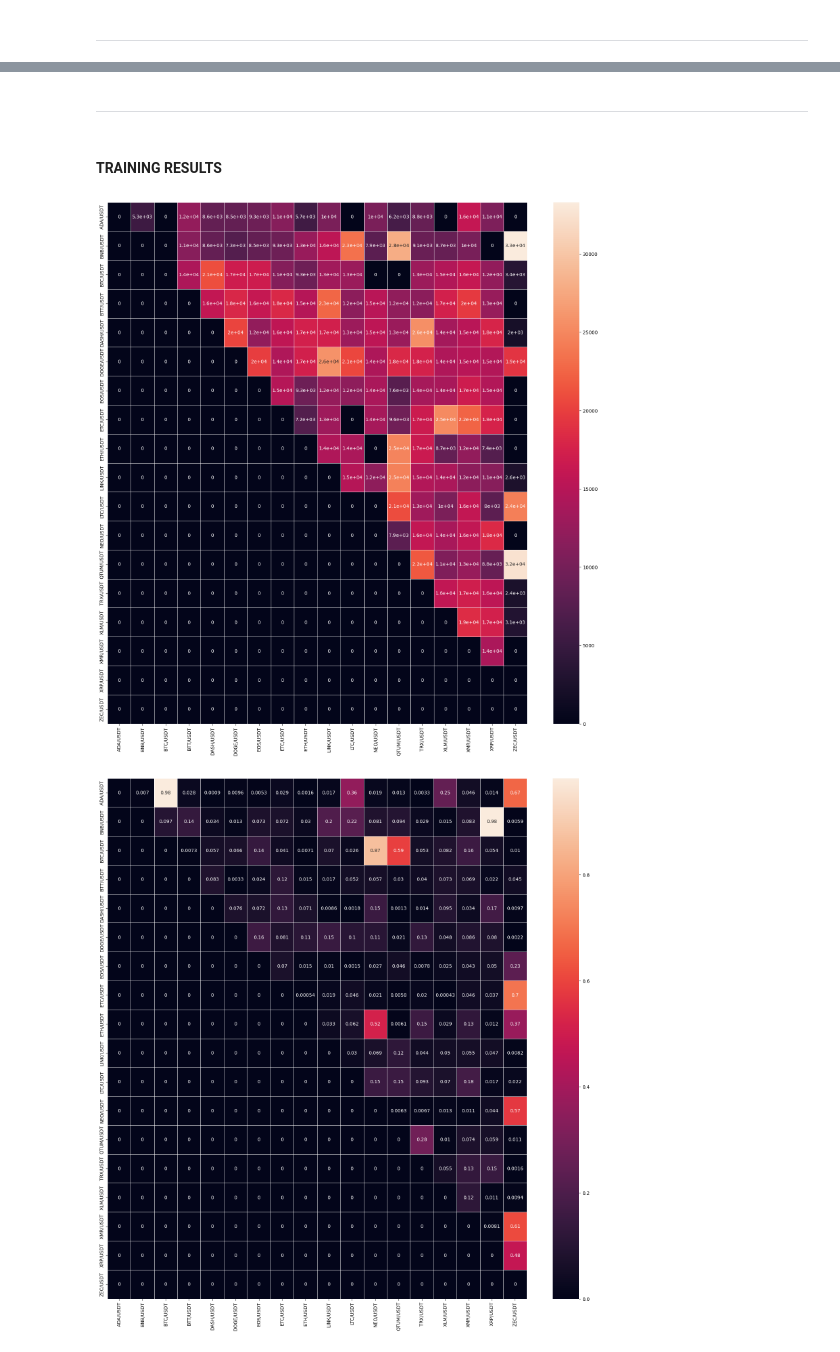
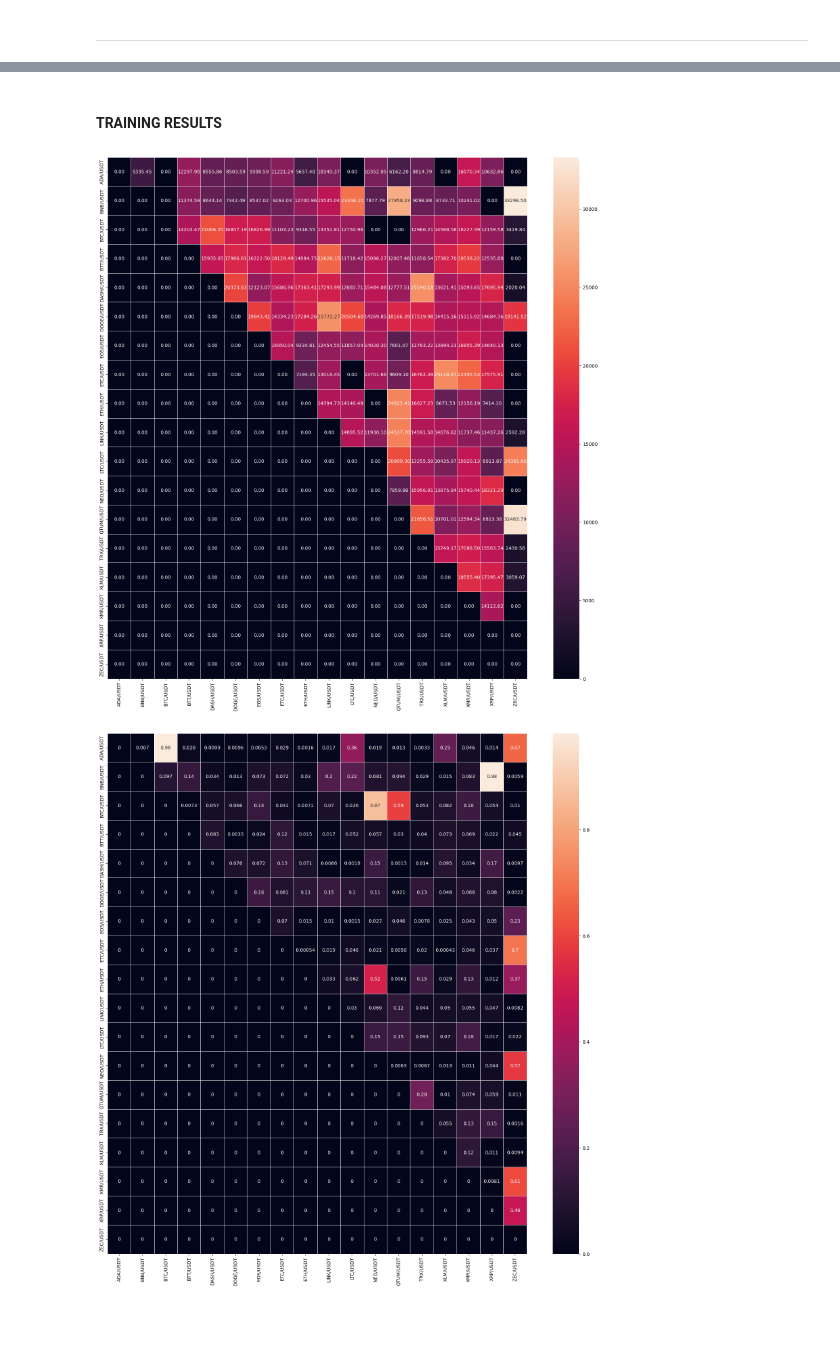
Before and after one commit to cansakiroglu/PairsTrading-YAP490, a Jupyter notebook: BuySell.ipynb, the cells around one changed output, grey strips where cells are left out. Saved outputs shown, nothing was run; the diff lists cells and outputs as text; code cells hidden in the pictures; blank space fills up the shorter version.

```diff
--- a/BuySell.ipynb
+++ b/BuySell.ipynb
@@ -235,7 +235,7 @@ class Chromosome:
             self.fitness = 0.0
 
         # Set has_calculated_fitness to True
-        self.has_calculated_fitness = True
+        self.has_calculated_fitness = True if is_train else False
 
     # Reproduction method: Crossover and mutation
     def reproduce(self, other):
@@ -333,14 +327,12 @@ Training fitness values:  [0.0, 0.0, 0.0, 0.0, 0.0, 0.0, 0.0, 0.0, 0.0, 0.0, 0.0
-# %% [markdown]
----
 # %% [markdown]
 #### TRAINING RESULTS
 # %%
 # Show the fitness values of the best solutions in the train set
 fig, ax = plt.subplots(figsize=(20,20))
-sn.heatmap(fitness_values_of_best_solutions_in_train, annot=True, linewidths=.5, ax=ax)
+sn.heatmap(fitness_values_of_best_solutions_in_train, annot=True, linewidths=.5, ax=ax, fmt='.2f')
 plt.show()
 # %% [output]
-[figure, old version]
+[figure, new version]
 # %%
 # Show the up_spread values found by the best solutions
 fig, ax = plt.subplots(figsize=(20,20))
```
Also changed, not shown: parts of 11 cells of this notebook.
